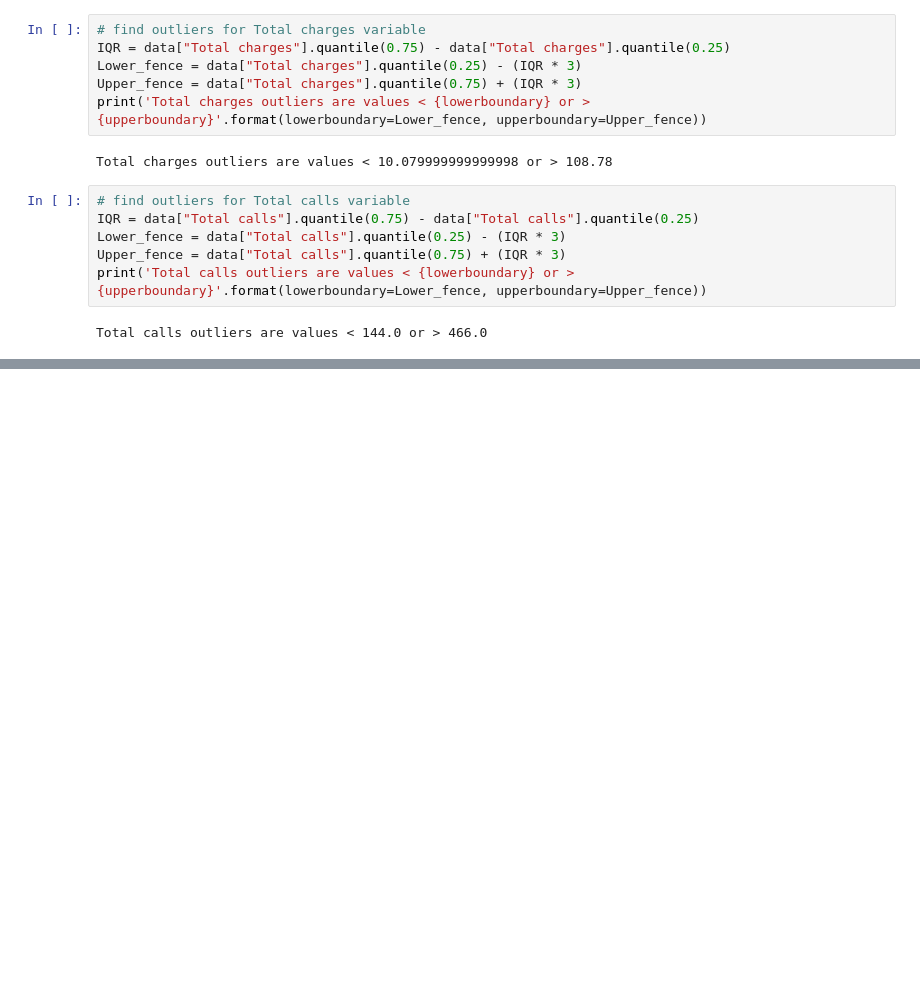
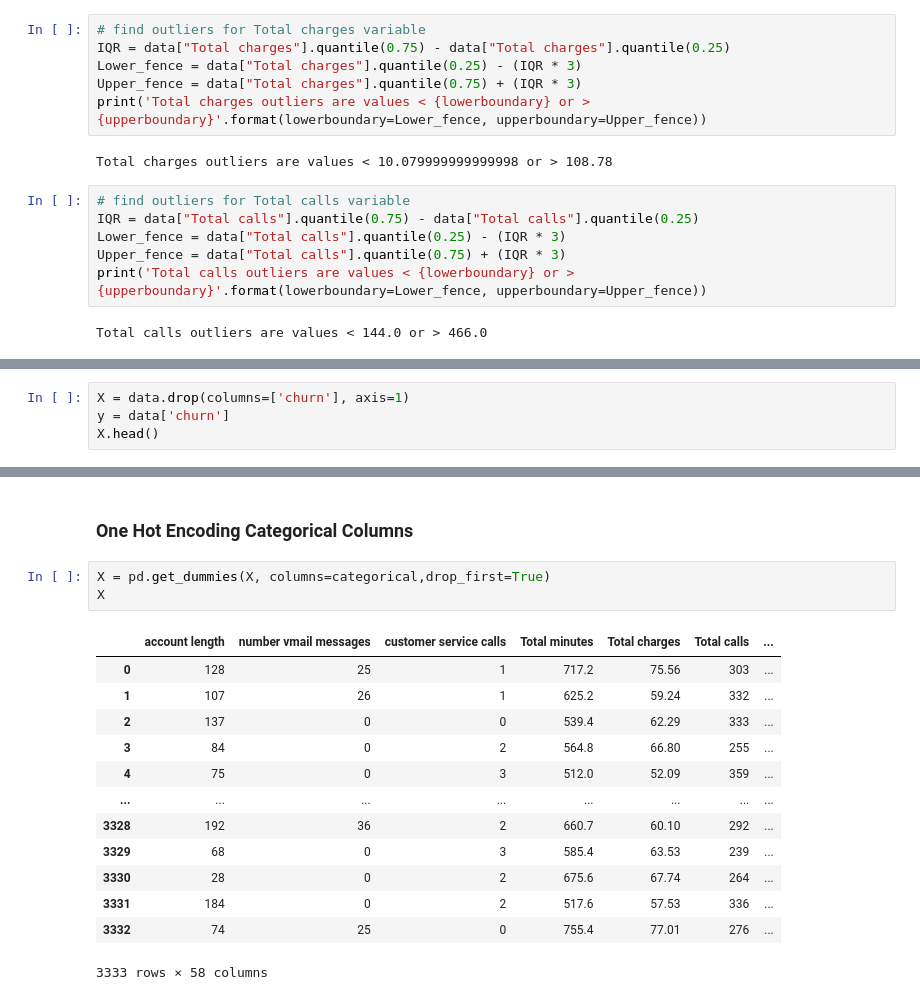
Before and after one commit to EdwinMbuthia/Phase-3-Project, a Jupyter notebook: index.ipynb, the cells around one changed output, grey strips where cells are left out. Saved outputs shown, nothing was run; the diff lists cells and outputs as text; blank space fills up the shorter version.

Commit message:
One Hot Encoded the Categorical Columns

```diff
--- a/index.ipynb
+++ b/index.ipynb
@@ -413,0 +425,4 @@ Total calls outliers are values < 144.0 or > 466.0
+# %%
+X = data.drop(columns=['churn'], axis=1)
+y = data['churn']
+X.head()
@@ -413,0 +436,19 @@ Total calls outliers are values < 144.0 or > 466.0
+# %% [markdown]
+### One Hot Encoding Categorical Columns
+# %%
+X = pd.get_dummies(X, columns=categorical,drop_first=True)
+X
+# %% [output]
+|  | account length | number vmail messages | customer service calls | Total minutes | Total charges | Total calls | ... |
+| 0 | 128 | 25 | 1 | 717.2 | 75.56 | 303 | ... |
+| 1 | 107 | 26 | 1 | 625.2 | 59.24 | 332 | ... |
+| 2 | 137 | 0 | 0 | 539.4 | 62.29 | 333 | ... |
+| 3 | 84 | 0 | 2 | 564.8 | 66.80 | 255 | ... |
+| 4 | 75 | 0 | 3 | 512.0 | 52.09 | 359 | ... |
+| ... | ... | ... | ... | ... | ... | ... | ... |
+| 3328 | 192 | 36 | 2 | 660.7 | 60.10 | 292 | ... |
+| 3329 | 68 | 0 | 3 | 585.4 | 63.53 | 239 | ... |
+| 3330 | 28 | 0 | 2 | 675.6 | 67.74 | 264 | ... |
+| 3331 | 184 | 0 | 2 | 517.6 | 57.53 | 336 | ... |
+| 3332 | 74 | 25 | 0 | 755.4 | 77.01 | 276 | ... |
+3333 rows × 58 columns
```
Also changed, not shown: parts of 6 cells of this notebook.
